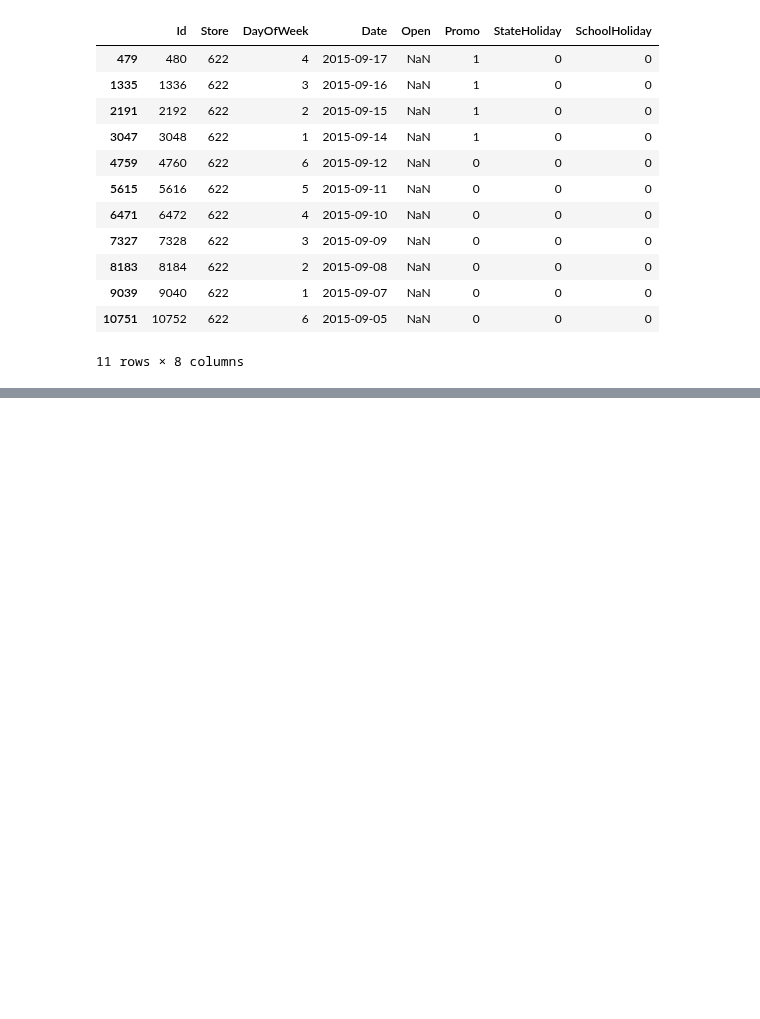
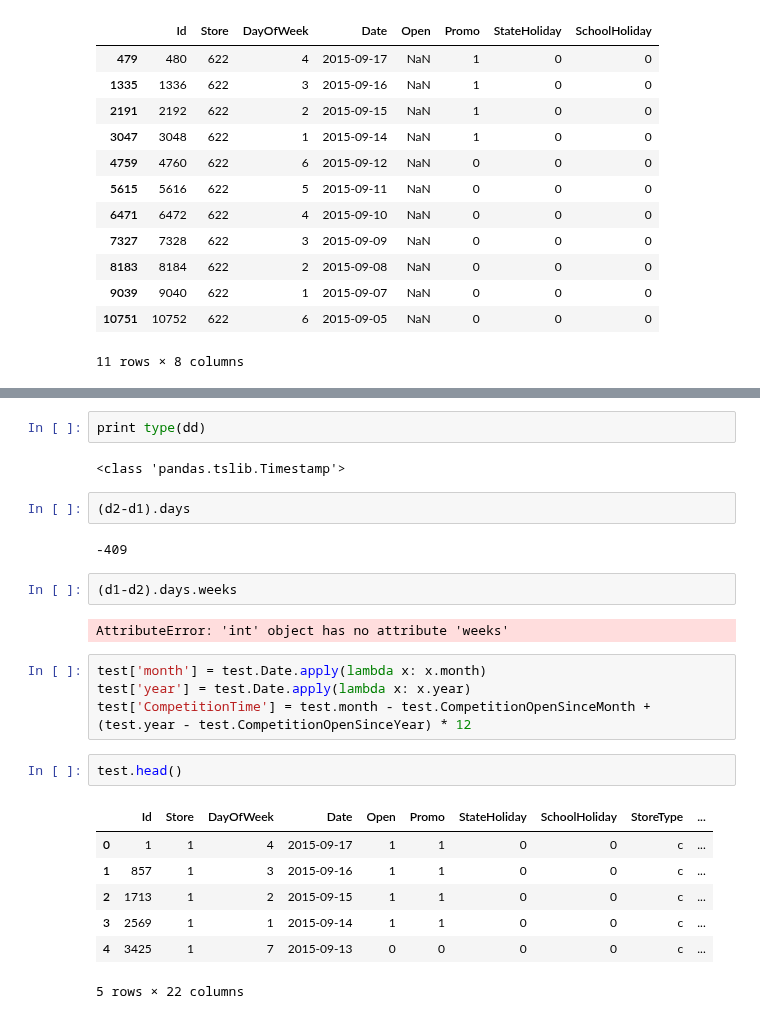
Before and after one commit to wuyifat/kaggle_Rossmann, a Jupyter notebook: explore.ipynb, the cells around one changed output, grey strips where cells are left out. Saved outputs shown, nothing was run; the diff lists cells and outputs as text; blank space fills up the shorter version.

```diff
--- a/explore.ipynb
+++ b/explore.ipynb
@@ -242,0 +548,26 @@ test.loc[ test.Open.isnull()]
+# %%
+print type(dd)
+# %% [output]
+<class 'pandas.tslib.Timestamp'>
+# %%
+(d2-d1).days
+# %% [output]
+-409
+# %%
+(d1-d2).days.weeks
+# %% [output]
+AttributeError: 'int' object has no attribute 'weeks'
+# %%
+test['month'] = test.Date.apply(lambda x: x.month)
+test['year'] = test.Date.apply(lambda x: x.year)
+test['CompetitionTime'] = test.month - test.CompetitionOpenSinceMonth + (test.year - test.CompetitionOpenSinceYear) * 12
+# %%
+test.head()
+# %% [output]
+|  | Id | Store | DayOfWeek | Date | Open | Promo | StateHoliday | SchoolHoliday | StoreType | ... |
+| 0 | 1 | 1 | 4 | 2015-09-17 | 1 | 1 | 0 | 0 | c | ... |
+| 1 | 857 | 1 | 3 | 2015-09-16 | 1 | 1 | 0 | 0 | c | ... |
+| 2 | 1713 | 1 | 2 | 2015-09-15 | 1 | 1 | 0 | 0 | c | ... |
+| 3 | 2569 | 1 | 1 | 2015-09-14 | 1 | 1 | 0 | 0 | c | ... |
+| 4 | 3425 | 1 | 7 | 2015-09-13 | 0 | 0 | 0 | 0 | c | ... |
+5 rows × 22 columns
```
Also changed, not shown: parts of 35 cells of this notebook, 9 other files.
